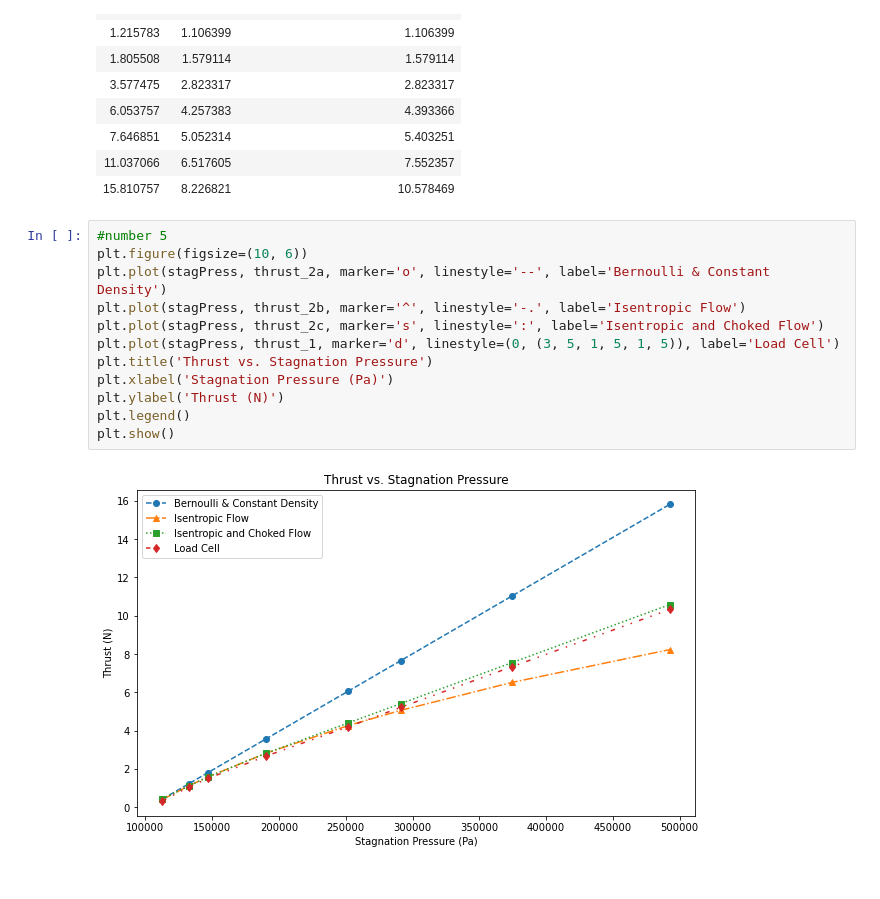
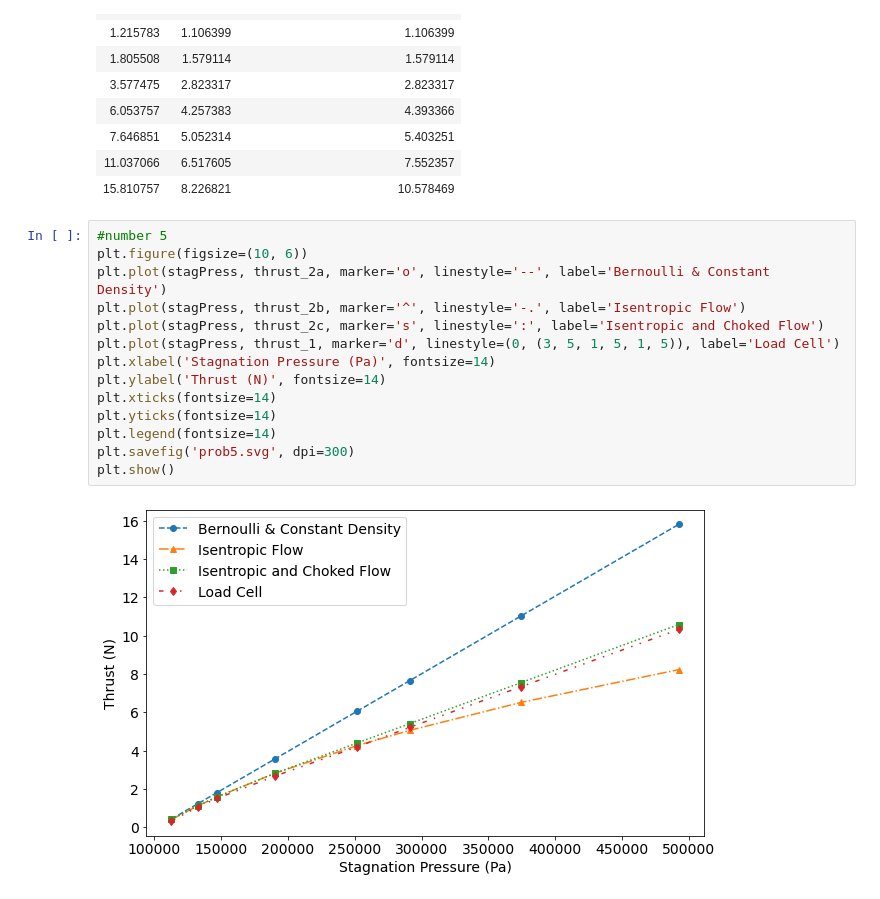
Before and after one commit to EvanY14/AE460-Fa23, a Jupyter notebook: Lab_3/dat_anal.ipynb, the cells around one changed output. Saved outputs shown, nothing was run; the diff lists cells and outputs as text.

```diff
--- a/Lab_3/dat_anal.ipynb
+++ b/Lab_3/dat_anal.ipynb
@@ -145,14 +149,16 @@ display(HTML(df_prob_1.to_html(index=False)))
 # %%
 #number 5
 plt.figure(figsize=(10, 6))
 plt.plot(stagPress, thrust_2a, marker='o', linestyle='--', label='Bernoulli & Constant Density')
 plt.plot(stagPress, thrust_2b, marker='^', linestyle='-.', label='Isentropic Flow')
 plt.plot(stagPress, thrust_2c, marker='s', linestyle=':', label='Isentropic and Choked Flow')
 plt.plot(stagPress, thrust_1, marker='d', linestyle=(0, (3, 5, 1, 5, 1, 5)), label='Load Cell')
-plt.title('Thrust vs. Stagnation Pressure')
-plt.xlabel('Stagnation Pressure (Pa)')
-plt.ylabel('Thrust (N)')
-plt.legend()
+plt.xlabel('Stagnation Pressure (Pa)', fontsize=14)
+plt.ylabel('Thrust (N)', fontsize=14)
+plt.xticks(fontsize=14)
+plt.yticks(fontsize=14)
+plt.legend(fontsize=14)
+plt.savefig('prob5.svg', dpi=300)
 plt.show()
 # %% [output]
-[figure, old version]
+[figure, new version]
```
Also changed, not shown: parts of 2 cells of this notebook, 3 other files.
